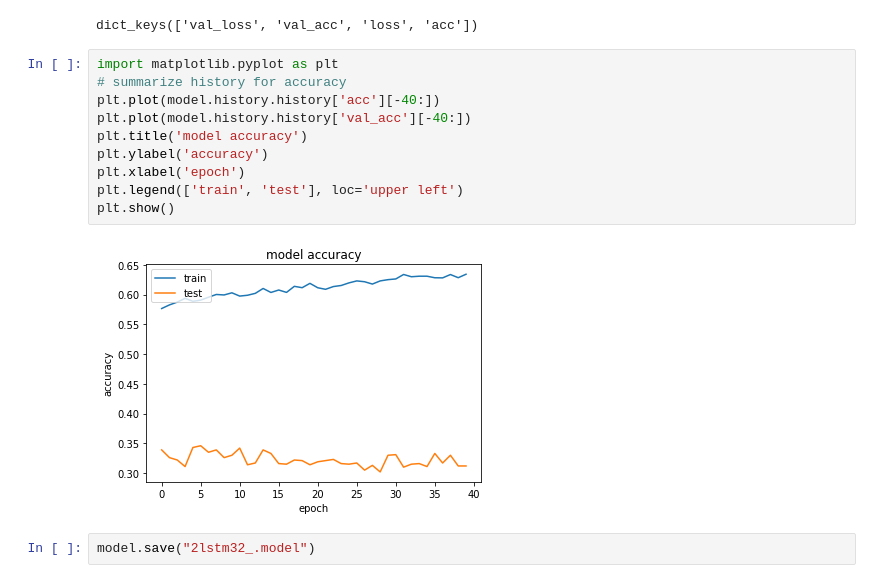
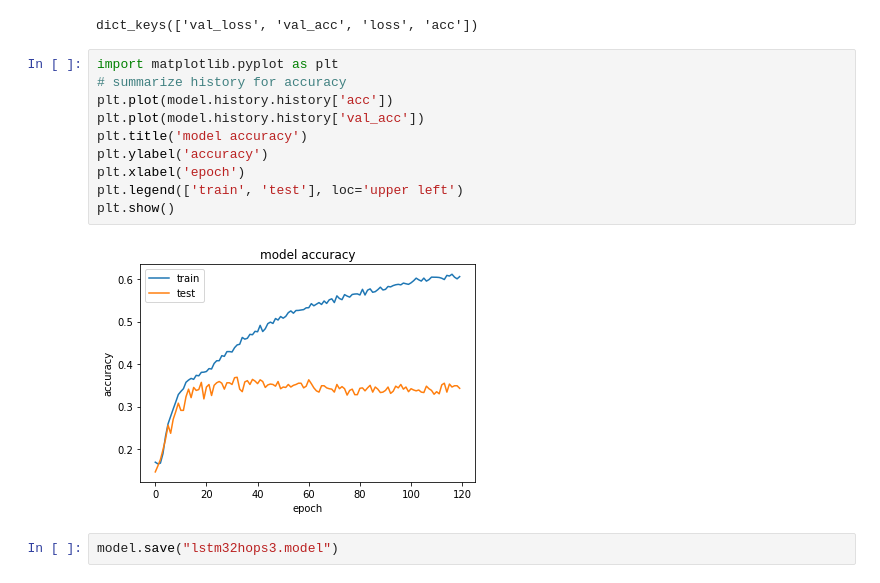
Before and after one commit to Eguzelyel/MemN2N_QA, a Jupyter notebook: Baseline_Keras.ipynb, the cells around one changed output. Drawn from its saved outputs; the diff is of its cells as text.

Commit message:
Model updated

```diff
--- a/Baseline_Keras.ipynb
+++ b/Baseline_Keras.ipynb
@@ -274,14 +301,14 @@ dict_keys(['val_loss', 'val_acc', 'loss', 'acc'])
 # %%
 import matplotlib.pyplot as plt
 # summarize history for accuracy
-plt.plot(model.history.history['acc'][-40:])
-plt.plot(model.history.history['val_acc'][-40:])
+plt.plot(model.history.history['acc'])
+plt.plot(model.history.history['val_acc'])
 plt.title('model accuracy')
 plt.ylabel('accuracy')
 plt.xlabel('epoch')
 plt.legend(['train', 'test'], loc='upper left')
 plt.show()
 # %% [output]
-[figure, old version]
+[figure, new version]
 # %%
-model.save("2lstm32_.model")
+model.save("lstm32hops3.model")
```
Also changed, not shown: parts of 1 cell of this notebook, 2 other files.
